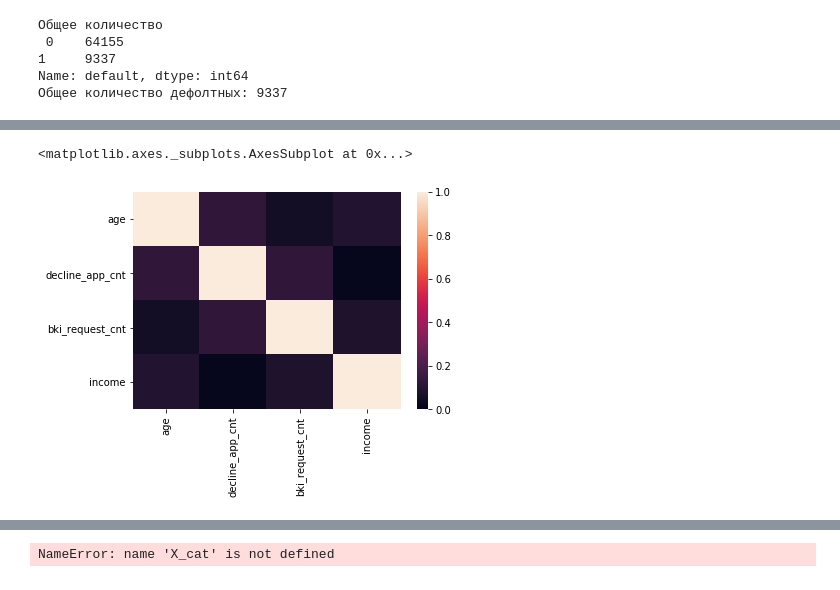
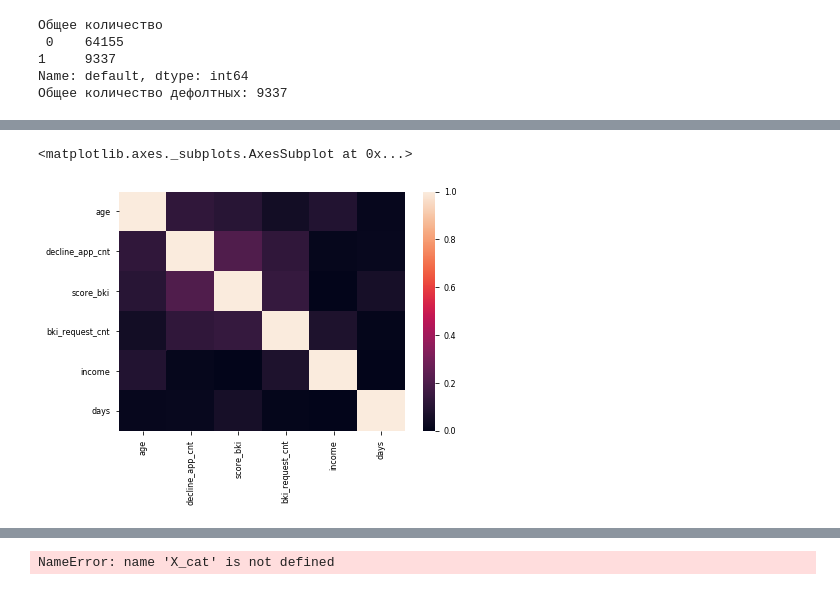
Before and after one commit to saztata/skillfactory_rds, a Jupyter notebook: скоринг банк.ipynb, the cells around one changed output, grey strips where cells are left out. Cells and saved outputs as stored; diff of their text form; code cells hidden in the pictures.

```diff
--- a/скоринг банк.ipynb
+++ b/скоринг банк.ipynb
@@ -158,0 +202,6 @@ for i in num_cols:
+# %%
+# Среднее число дефолтов по тренировочному датасету отрицательно коррелирует с месяцем подачи заявки
+plt.style.use('seaborn-paper')
+plt.subplots(figsize=(12, 4))
+color_text = plt.get_cmap('PuBu')(0.85)
+sns.barplot(data=df[df['Train']==1], x=df.loc[df['Train']==1,'app_date'].dt.month, y='default', palette="PuBu");
@@ -158,0 +231,22 @@ for i in num_cols:
+# %%
+label_encoder = LabelEncoder()
+df['education_l'] = label_encoder.fit_transform(df['education'])
+
+# паралельно подготовим бинарные переменные и переведем их в числовой формат
+# для бинарных признаков мы будем использовать LabelEncoder
+label_encoder = LabelEncoder()
+for column in bin_cols:
+    df[column] = label_encoder.fit_transform(df[column])
+
+# тут могут быть потенциальные даталики, но мы пока не придумали как это обработать,
+# потому что далее по этим меткам формируются новые фичи по get_dummies
+
+all_cat_and_bin_cols = cat_cols+bin_cols
+all_cat_and_bin_cols.remove('education')
+all_cat_and_bin_cols.append('education_l')
+print(all_cat_and_bin_cols)
+
+temp_df = df[df['Train']==1]
+imp_cat = pd.Series(mutual_info_classif(temp_df[all_cat_and_bin_cols], temp_df['default'], discrete_features =True), index = all_cat_and_bin_cols)
+imp_cat.sort_values(inplace = True)
+imp_cat.plot(kind = 'barh', title = 'Значимость бин. и категор. переменных по Mutual information test')
@@ -158,0 +257,3 @@ for i in num_cols:
+# %%
+# реализуем метод OneHotLabels через get_dummies
+df=pd.get_dummies(df, prefix=cat_cols, columns=cat_cols)
@@ -158,0 +266,2 @@ for i in num_cols:
+# %%
+df.drop(['app_date', 'education_l'], axis=1, inplace=True)
@@ -239,6 +379,6 @@ Name: income, Length: 1230, dtype: int64
 # %%
-sns.heatmap(vis_data[num_cols].corr().abs(), vmin=0, vmax=1)
+sns.heatmap(df[num_cols].corr().abs(), vmin=0, vmax=1)
 # %% [output]
 <matplotlib.axes._subplots.AxesSubplot at 0x...>
-[figure, old version]
+[figure, new version]
 # %%
```
Also changed, not shown: parts of 73 cells of this notebook, 3 other files.
